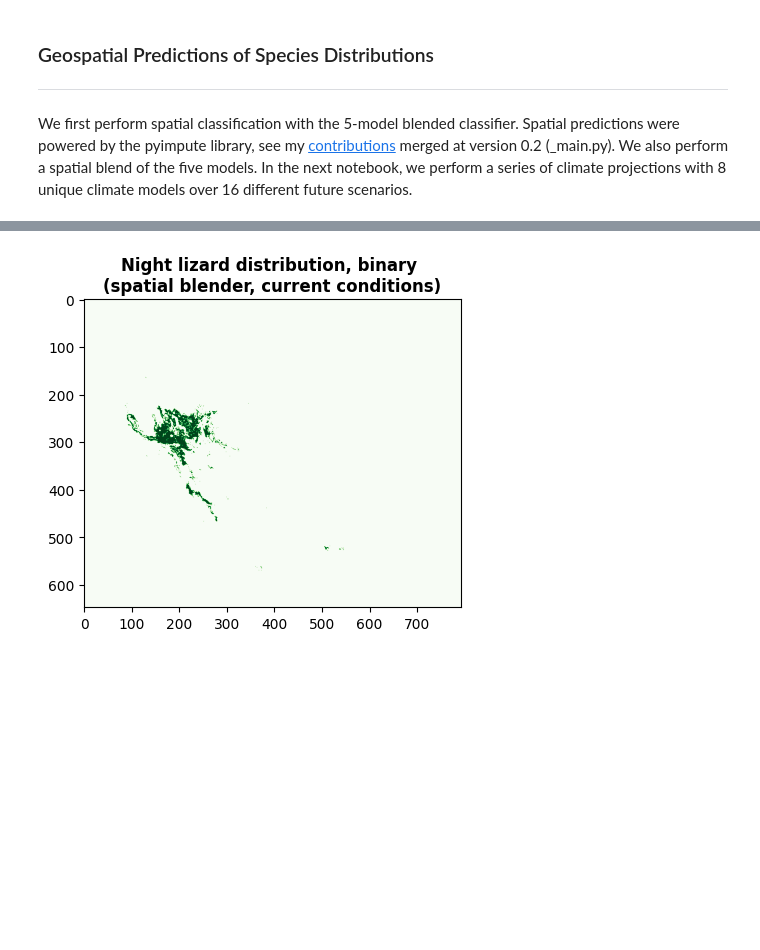
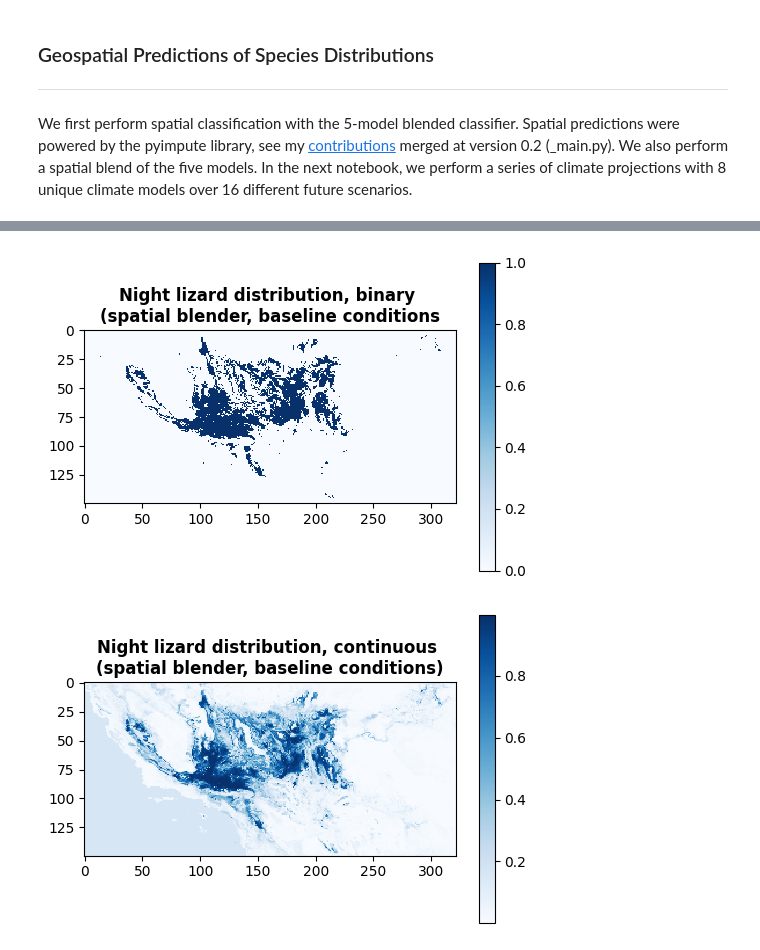
Before and after one commit to daniel-furman/ensemble-climate-projections, a Jupyter notebook: Comparing_MLs.ipynb, the cells around one changed output, grey strips where cells are left out. Saved outputs shown, nothing was run; the diff lists cells and outputs as text; code cells hidden in the pictures; blank space fills up the shorter version.

```diff
--- a/Comparing_MLs.ipynb
+++ b/Comparing_MLs.ipynb
@@ -167,10 +196,27 @@ for name, (line_fmt, model) in CLASS_MAP.items():
-# %%
-# load raster (overlapping performed with R's Raster package in a seperate script)
-spatial_blend = rasterio.open(
-    "/Users/danielfurman/Data_science_code/ensemble-climate-projections/test/spatial_blend.tif")
-plt.imshow(spatial_blend.read(1), cmap = 'Greens')
-plt.title('Night lizard distribution, binary \n(spatial blender, current conditions)',
-          fontweight ='bold')
-print('')
-# %% [output]
-[figure, removed]
+# %%
+# import rasterio
+distr_rf = rasterio.open(
+    '/Users/danielfurman/Data_science_code/xantuisa-codebase/outputs'
+         + session_number + '/rf-baseline/probability_1.0.tif').read(1)
+distr_et = rasterio.open(
+    '/Users/danielfurman/Data_science_code/xantuisa-codebase/outputs'
+         + session_number + '/et-baseline/probability_1.0.tif').read(1)
+distr_xgb =  rasterio.open(
+    '/Users/danielfurman/Data_science_code/xantuisa-codebase/outputs'
+         + session_number + '/xgb-baseline/probability_1.0.tif').read(1)
+distr_lgbm =  rasterio.open(
+    '/Users/danielfurman/Data_science_code/xantuisa-codebase/outputs'
+         + session_number + '/lgbm-baseline/probability_1.0.tif').read(1)
+distr_cb =  rasterio.open(
+    '/Users/danielfurman/Data_science_code/xantuisa-codebase/outputs'
+         + session_number + '/cb-baseline/probability_1.0.tif').read(1)
+
+spatial_blend = (distr_rf + distr_et + distr_xgb + distr_lgbm + distr_cb)/5
+
+plotit(spatial_blend > 0.5, 'Night lizard distribution, binary \n(spatial blender, baseline conditions')
+plt.figure()
+plotit(spatial_blend, 'Night lizard distribution, continuous \n(spatial blender, baseline conditions)')
+print('')
+# %% [output]
+[figure, added]
+[figure, added]
```
Also changed, not shown: parts of 11 cells of this notebook, 2 other files.
